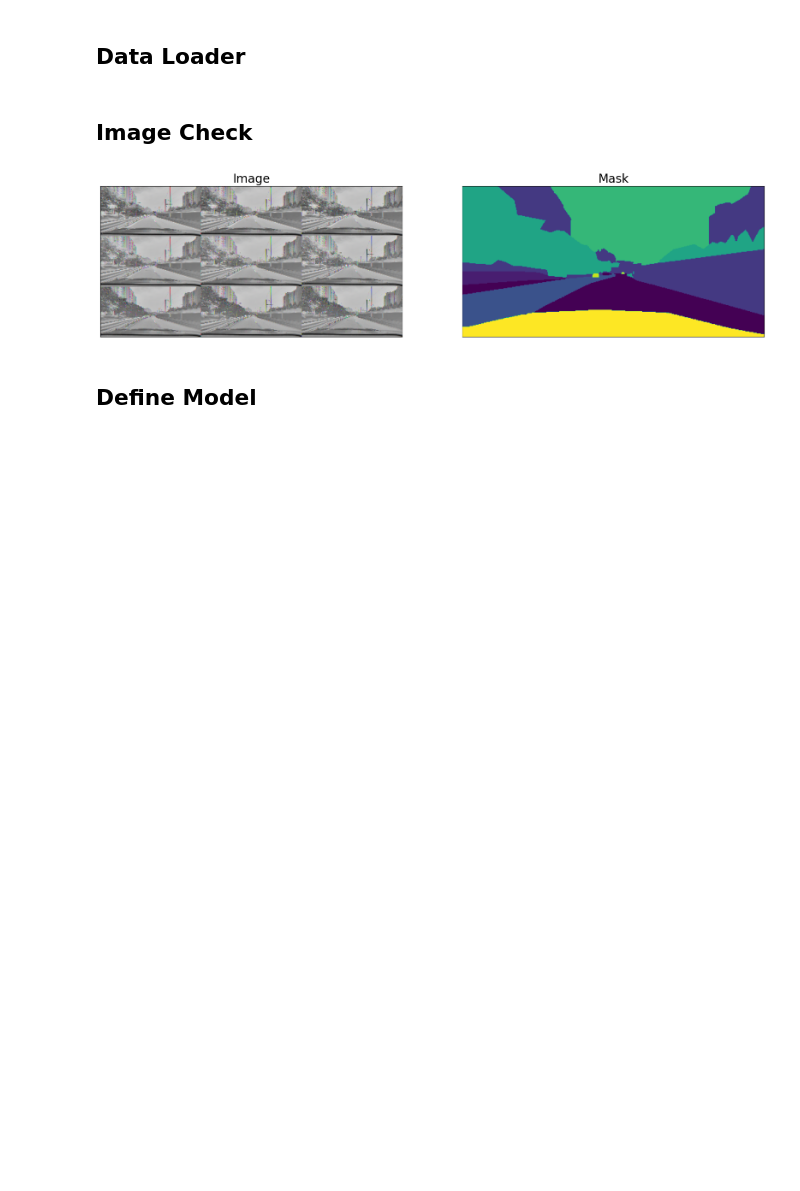
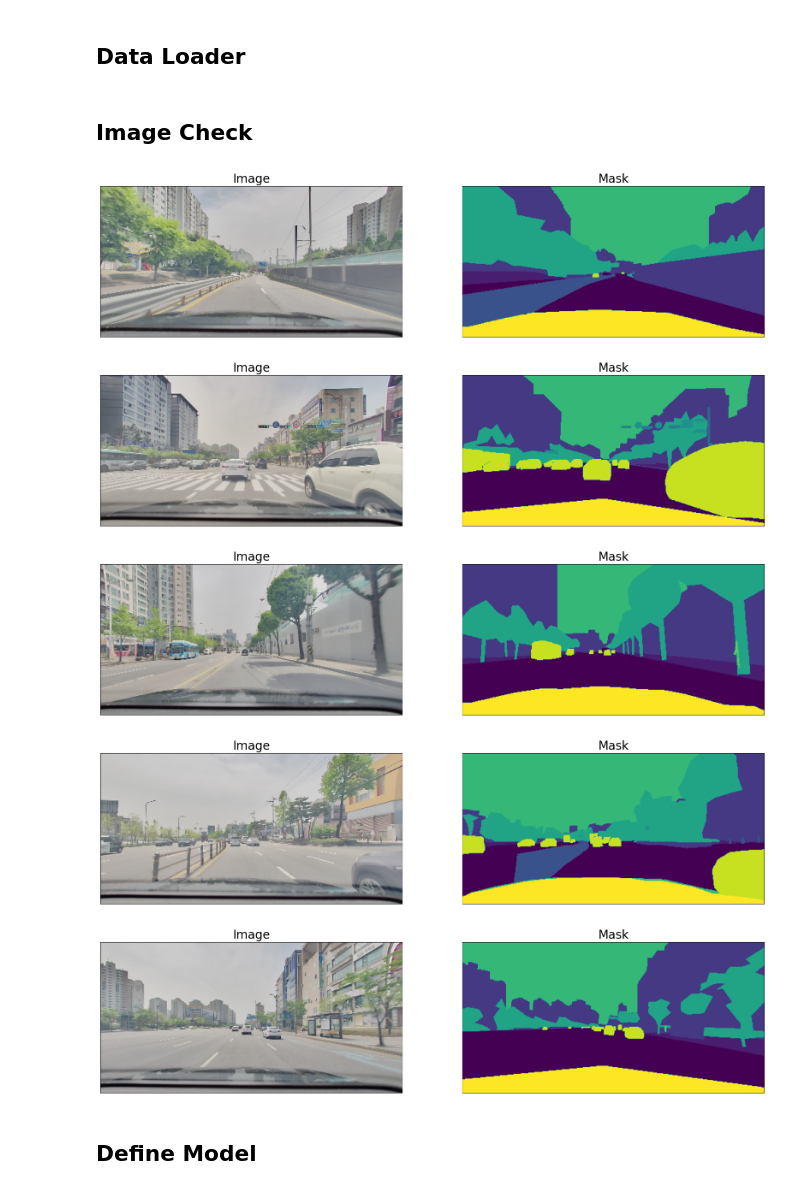
Before and after one commit to Thongangerge/Camera-Invariant-Domain-Adaptation, a Jupyter notebook: test.ipynb, the cells around one changed output. Saved outputs shown, nothing was run; the diff lists cells and outputs as text; code cells hidden in the pictures; blank space fills up the shorter version.

```diff
--- a/test.ipynb
+++ b/test.ipynb
@@ -98,23 +102,28 @@ dataloader = DataLoader(dataset, batch_size=16, shuffle=True, num_workers=4)
 # %% [markdown]
 ## Image Check
 # %%
-visual_dataset = CustomDataset(csv_file='./train_source.csv', transform=transform)
+visual_transform = A.Compose(
+    [
+        A.Resize(224, 448),
+        #A.Normalize(),
+        #ToTensorV2()
+    ]
+)
 
-v_image, v_mask = visual_dataset[0] # get some sample
+visual_dataset = CustomDataset(csv_file='./train_source.csv', transform=visual_transform)
 
-#print(v_image)
-#print(v_image[1].shape)
-#v_image = v_image[0].reshape(224, 448, 3)
-#print(v_image[][][0].shape)
-#v_mask = v_mask.reshape(224, 448)
-#print(v_image)
-
-visualize(
+for i in range(5):
+    v_image, v_mask = visual_dataset[i] # get some sample
+    visualize(
     image=v_image.reshape(224, 448, 3),
     mask=v_mask
 )
 # %% [output]
-[figure, old version]
+[figure, new version]
+[figure, added]
+[figure, added]
+[figure, added]
+[figure, added]
 # %% [markdown]
 ## Define Model
 # %%
```
Also changed, not shown: parts of 4 cells of this notebook.
